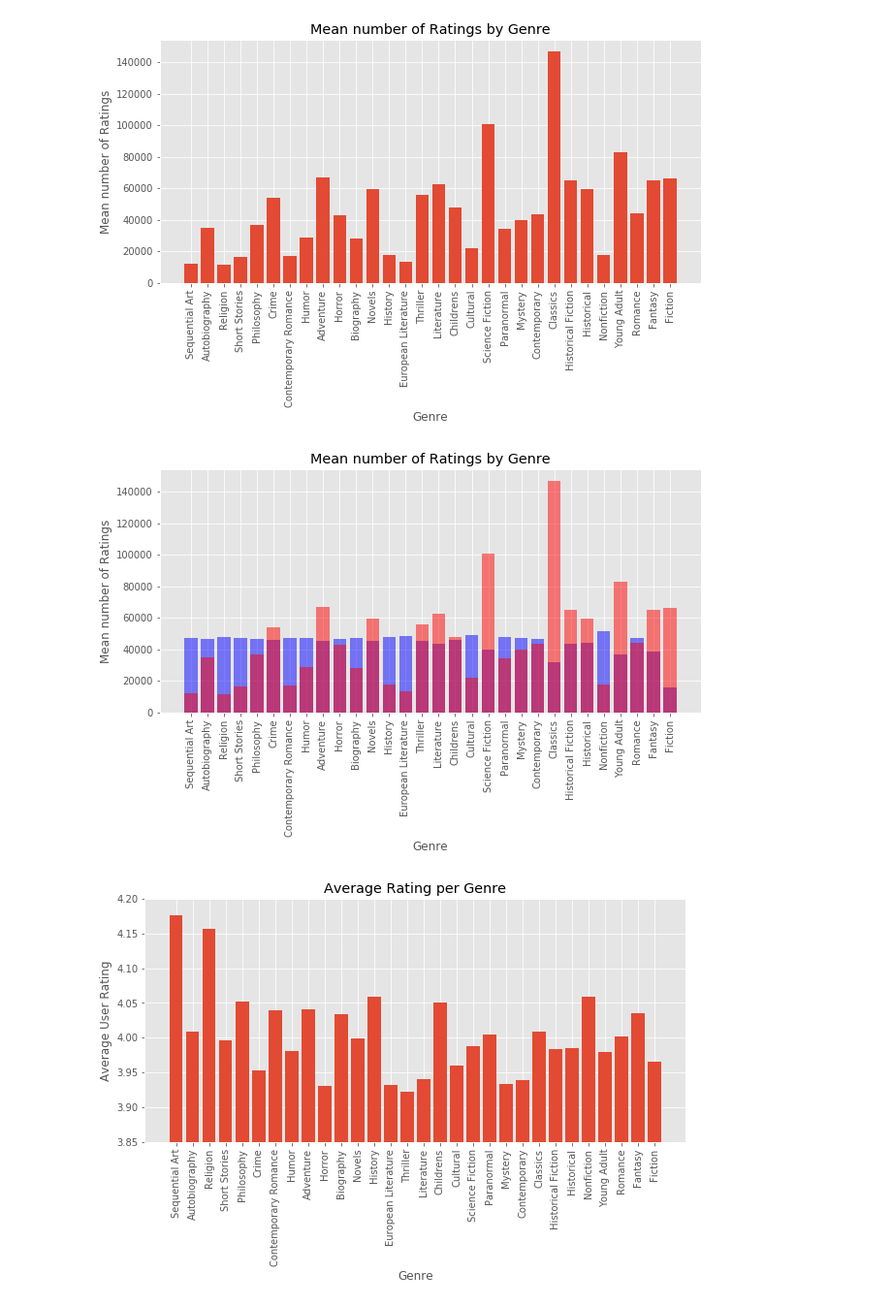
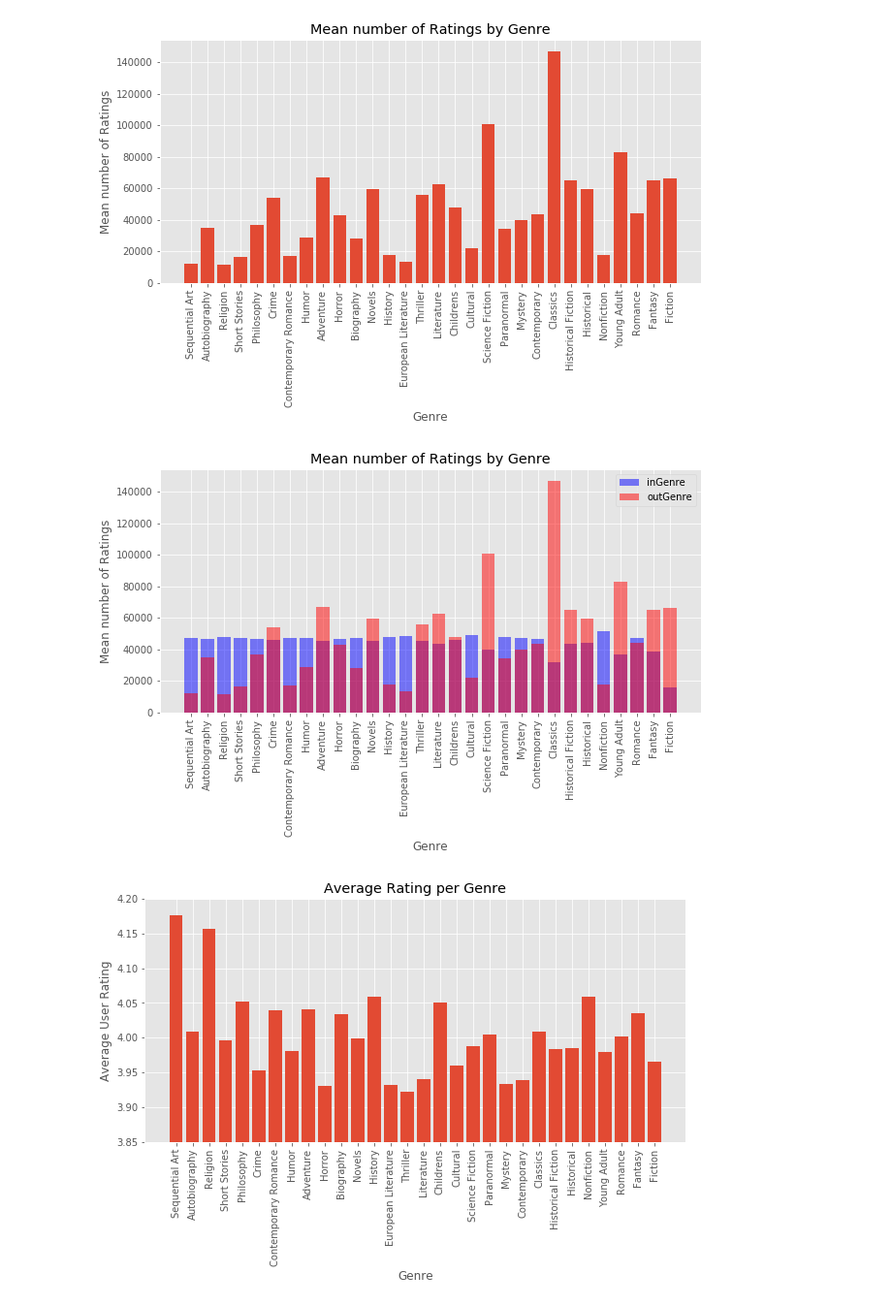
Before and after one commit to SerhanK989/GoodReadsGenreComparison, a Jupyter notebook: Analysis.ipynb, the cells around one changed output. Shown at 97% size. Saved outputs shown, nothing was run; the diff lists cells and outputs as text; code cells hidden in the pictures.

```diff
--- a/Analysis.ipynb
+++ b/Analysis.ipynb
@@ -166,17 +167,18 @@ pass
 [figure]
 # %%
 plt.figure(figsize=(10,6))
-plt.bar(x = topGenres, height= nonGenreReviewCounts, alpha = .5, color = colors)
-plt.bar(x = topGenres, height= genreReviewCounts, alpha = .5, color = comp_colors)
+plt.bar(x = topGenres, height= nonGenreReviewCounts, alpha = .5, color = colors, label = 'inGenre')
+plt.bar(x = topGenres, height= genreReviewCounts, alpha = .5, color = comp_colors, label = 'outGenre')
 plt.xticks(rotation = 90)
 plt.gcf().subplots_adjust(bottom=0.3)
 plt.ylabel('Mean number of Ratings')
 plt.xlabel('Genre')
 plt.title('Mean number of Ratings by Genre')
+plt.legend()
 plt.savefig('Images/meanNumberRatingsComped.png')
 pass
 # %% [output]
-[figure, old version]
+[figure, new version]
 # %%
 plt.figure(figsize=(10,6))
 plt.bar(x = topGenres, height= genreAverages)
```
Also changed, not shown: parts of 19 cells of this notebook, 5 other files.
